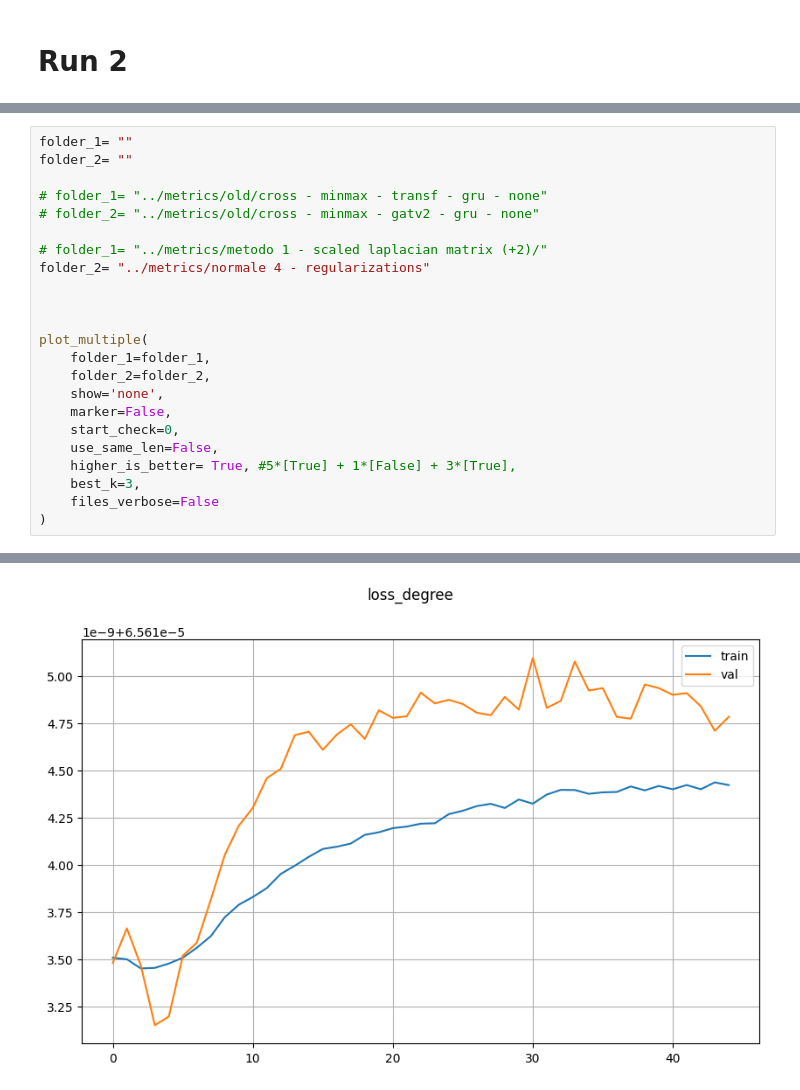
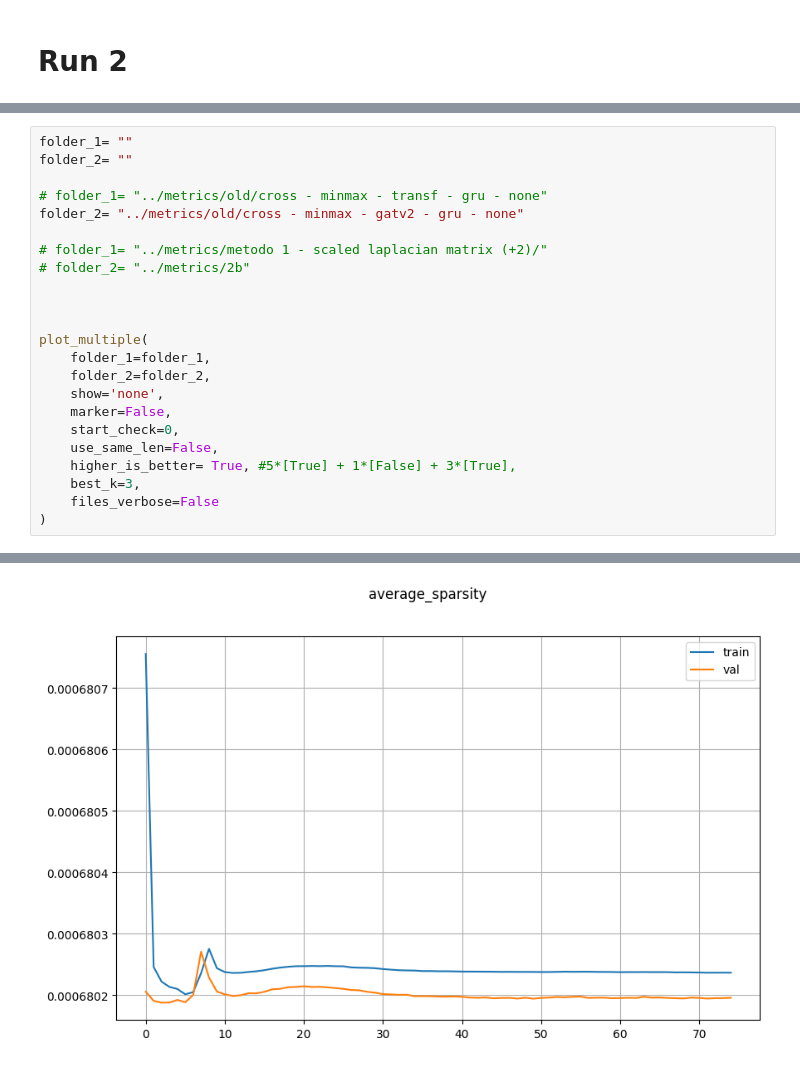
Before and after one commit to mranauro2/Seizure, a Jupyter notebook: utils/plot_comparison.ipynb, the cells around one changed output, grey strips where cells are left out. Saved outputs shown, nothing was run; the diff lists cells and outputs as text.

```diff
--- a/utils/plot_comparison.ipynb
+++ b/utils/plot_comparison.ipynb
@@ -183,10 +183,10 @@ folder_1= ""
 folder_2= ""
 
 # folder_1= "../metrics/old/cross - minmax - transf - gru - none"
-# folder_2= "../metrics/old/cross - minmax - gatv2 - gru - none"
+folder_2= "../metrics/old/cross - minmax - gatv2 - gru - none"
 
 # folder_1= "../metrics/metodo 1 - scaled laplacian matrix (+2)/"
-folder_2= "../metrics/normale 4 - regularizations"
+# folder_2= "../metrics/2b"
 
 
 
@@ -208 +208 @@ plot_multiple(
-[figure, old version]
+[figure, new version]
```
Also changed, not shown: parts of 2 cells of this notebook, 7 other files.
